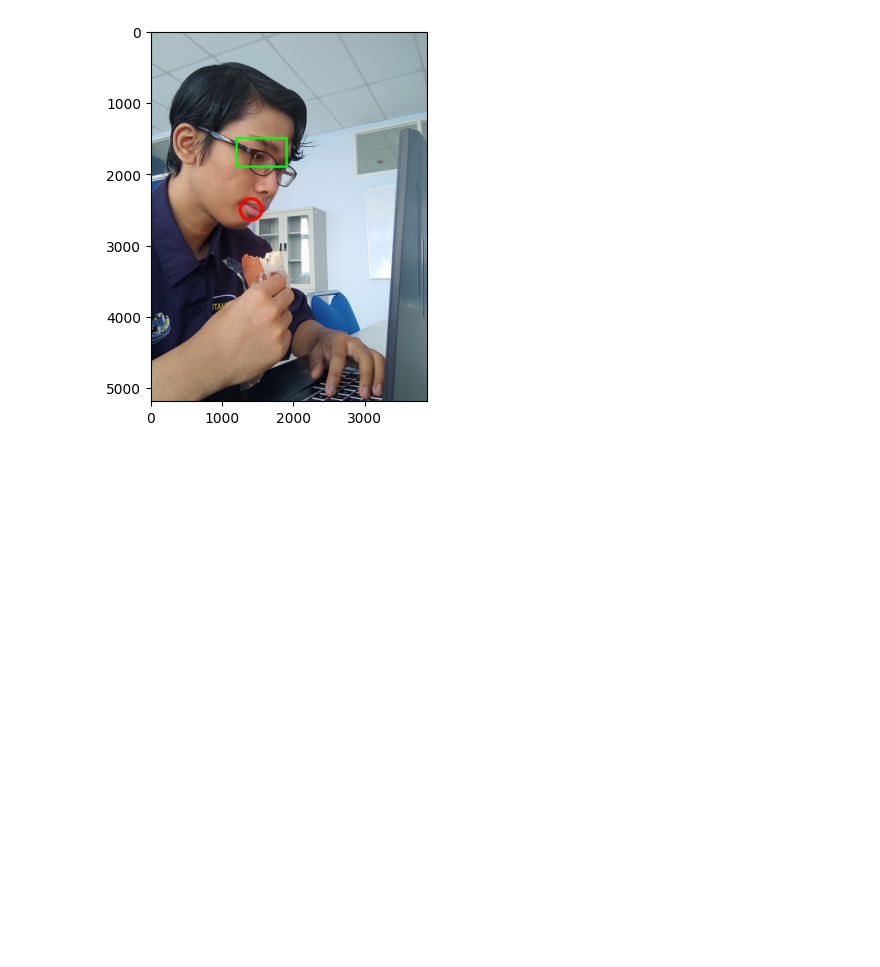
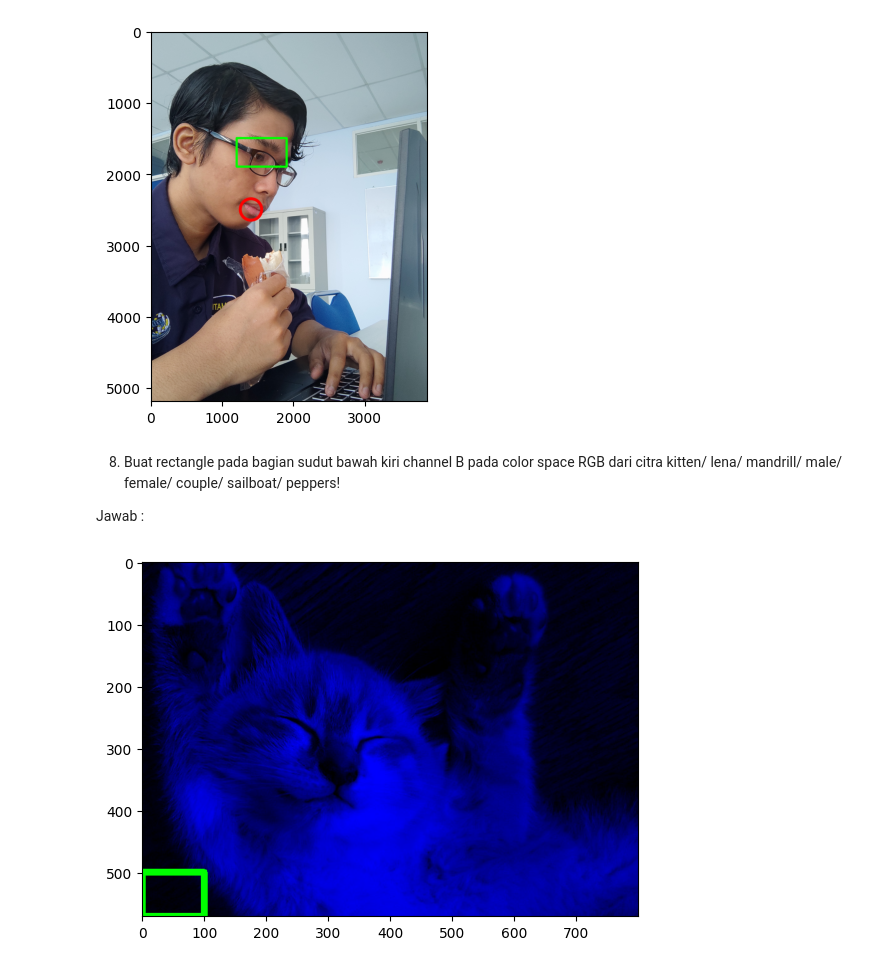
Before and after one commit to Elfeny7/ComputerVision_Learn, a Jupyter notebook: Week2.ipynb, the cells around one changed output. Cells and saved outputs as stored; diff of their text form; code cells hidden in the pictures; blank space fills up the shorter version.

```diff
--- a/Week2.ipynb
+++ b/Week2.ipynb
@@ -276,3 +276,21 @@ plt.imshow(imgsaya2)
 # %% [output]
 <matplotlib.image.AxesImage at 0x...>
 [figure]
+# %% [markdown]
+8. Buat rectangle pada bagian sudut bawah kiri channel B pada color space RGB
+dari citra kitten/ lena/ mandrill/ male/ female/ couple/ sailboat/ peppers!
+
+Jawab :
+# %%
+urls = ["https://placekitten.com/800/571"]
+for url in urls:
+  kittenimg = io.imread(url)
+  bluekitten = kittenimg.copy()
+  bluekitten[:, :, 1] = 0
+  bluekitten[:, :, 0] = 0
+  height = bluekitten.shape[0]
+  width = bluekitten.shape[1]
+  cv.rectangle(bluekitten,pt1=(100,height),pt2=(0,500),color=(0,255,0),thickness=10)
+  plt.imshow(bluekitten)
+# %% [output]
+[figure, added]
```
Also changed, not shown: parts of 3 cells of this notebook.
